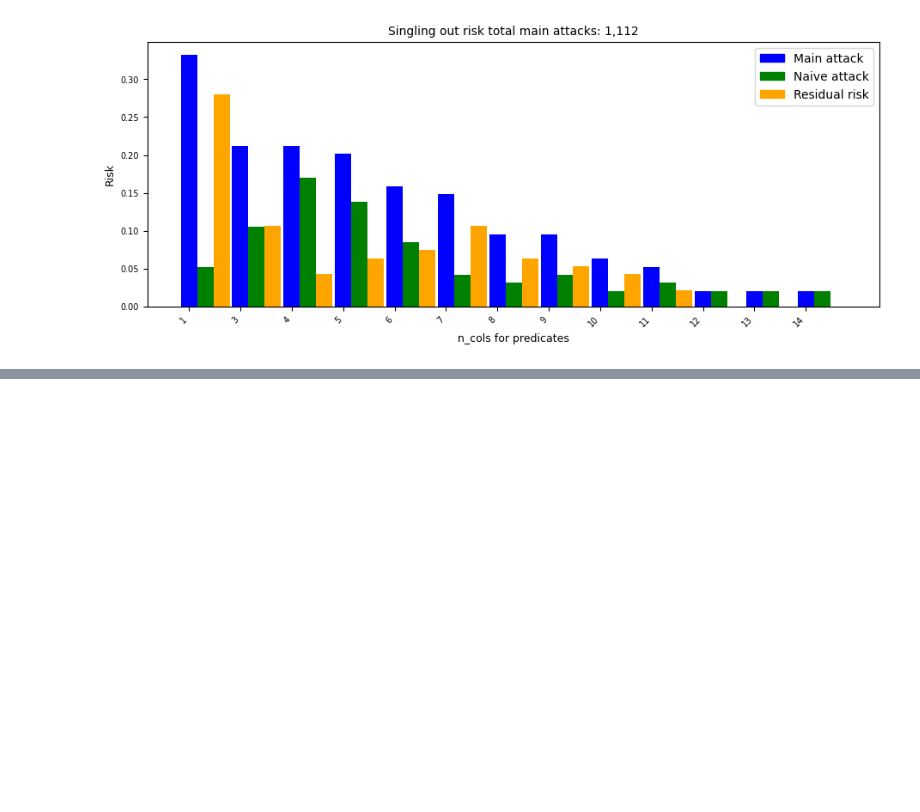
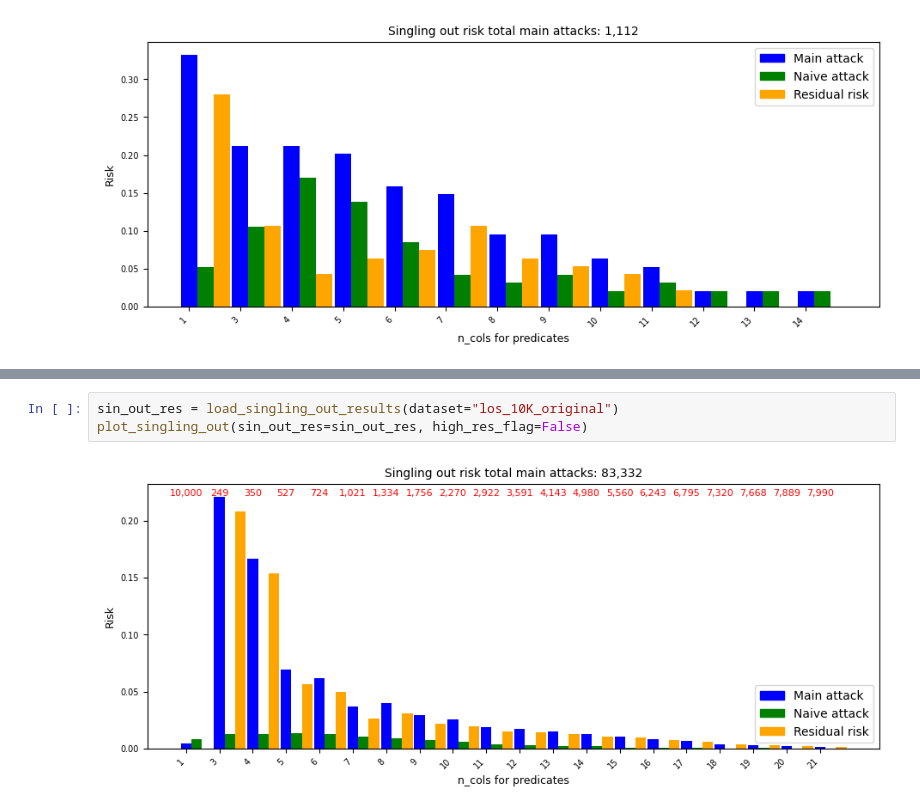
Before and after one commit to aidotse/LeakPro, a Jupyter notebook: examples/synthetic_data/singling_out_example.ipynb, the cells around one changed output, grey strips where cells are left out. Cells and saved outputs as stored; diff of their text form; blank space fills up the shorter version.

```diff
--- a/examples/synthetic_data/singling_out_example.ipynb
+++ b/examples/synthetic_data/singling_out_example.ipynb
@@ -141,0 +159,5 @@ plot_singling_out(sin_out_res=sin_out_res, high_res_flag=False)
+# %%
+sin_out_res = load_singling_out_results(dataset="los_10K_original")
+plot_singling_out(sin_out_res=sin_out_res, high_res_flag=False)
+# %% [output]
+[figure, added]
```
Also changed, not shown: parts of 5 cells of this notebook.
